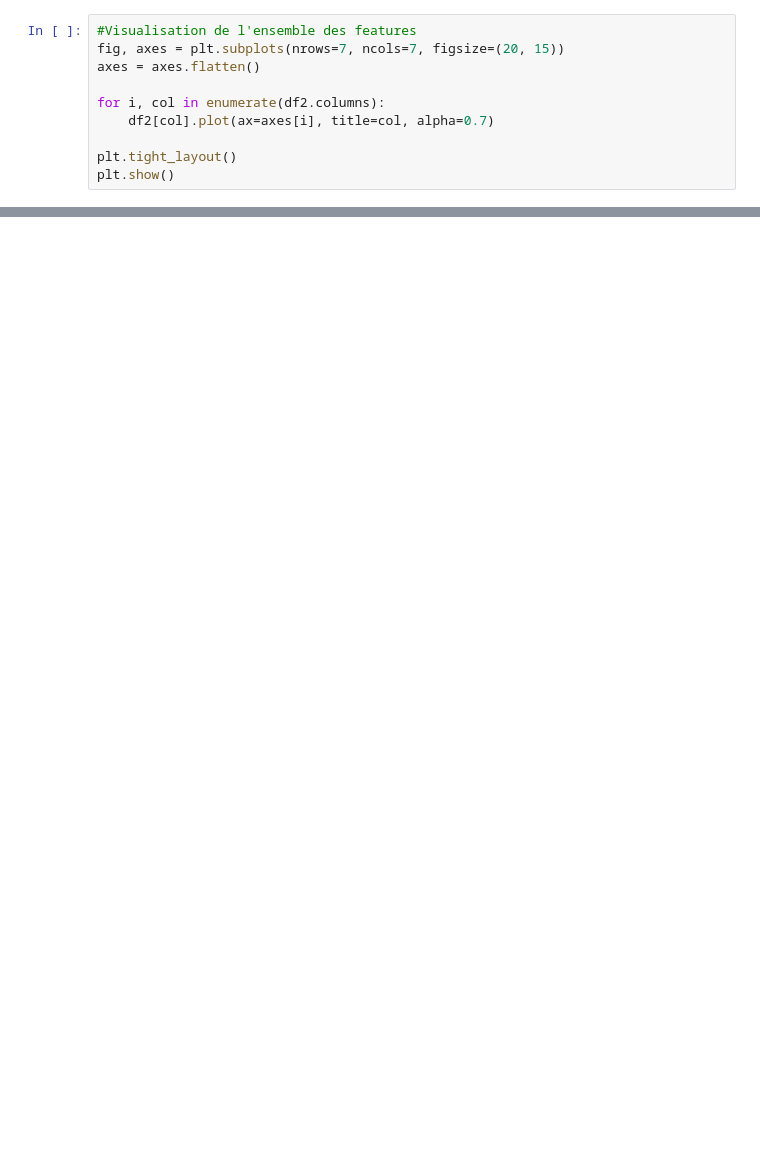
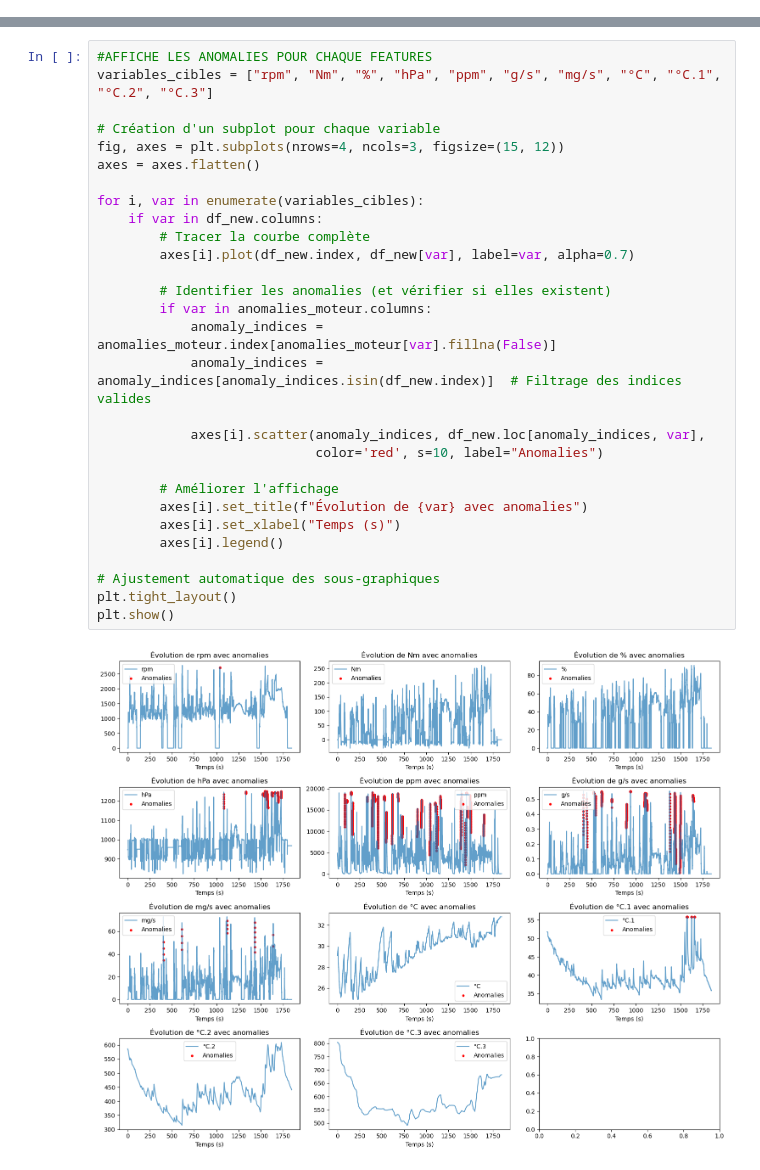
Before and after one commit to CorentinPellerin/TimeSeADPellerinC, a Jupyter notebook: timesead.ipynb, the cells around one changed output, grey strips where cells are left out. Drawn from its saved outputs; the diff is of its cells as text; blank space fills up the shorter version.

```diff
--- a/timesead.ipynb
+++ b/timesead.ipynb
@@ -168,10 +0,0 @@ df2.describe()
-# %%
-#Visualisation de l'ensemble des features
-fig, axes = plt.subplots(nrows=7, ncols=7, figsize=(20, 15))
-axes = axes.flatten()
-
-for i, col in enumerate(df2.columns):
-    df2[col].plot(ax=axes[i], title=col, alpha=0.7)
-
-plt.tight_layout()
-plt.show()
@@ -546,0 +181,31 @@ Forme finale de X_test_tensor : torch.Size([3649, 50, 45])
+# %%
+#AFFICHE LES ANOMALIES POUR CHAQUE FEATURES
+variables_cibles = ["rpm", "Nm", "%", "hPa", "ppm", "g/s", "mg/s", "°C", "°C.1", "°C.2", "°C.3"]
+
+# Création d'un subplot pour chaque variable
+fig, axes = plt.subplots(nrows=4, ncols=3, figsize=(15, 12))
+axes = axes.flatten()
+
+for i, var in enumerate(variables_cibles):
+    if var in df_new.columns:
+        # Tracer la courbe complète
+        axes[i].plot(df_new.index, df_new[var], label=var, alpha=0.7)
+
+        # Identifier les anomalies (et vérifier si elles existent)
+        if var in anomalies_moteur.columns:
+            anomaly_indices = anomalies_moteur.index[anomalies_moteur[var].fillna(False)]
+            anomaly_indices = anomaly_indices[anomaly_indices.isin(df_new.index)]  # Filtrage des indices valides
+
+            axes[i].scatter(anomaly_indices, df_new.loc[anomaly_indices, var],
+                            color='red', s=10, label="Anomalies")
+
+        # Améliorer l'affichage
+        axes[i].set_title(f"Évolution de {var} avec anomalies")
+        axes[i].set_xlabel("Temps (s)")
+        axes[i].legend()
+
+# Ajustement automatique des sous-graphiques
+plt.tight_layout()
+plt.show()
+# %% [output]
+[figure, added]
```
Also changed, not shown: parts of 38 cells of this notebook.
